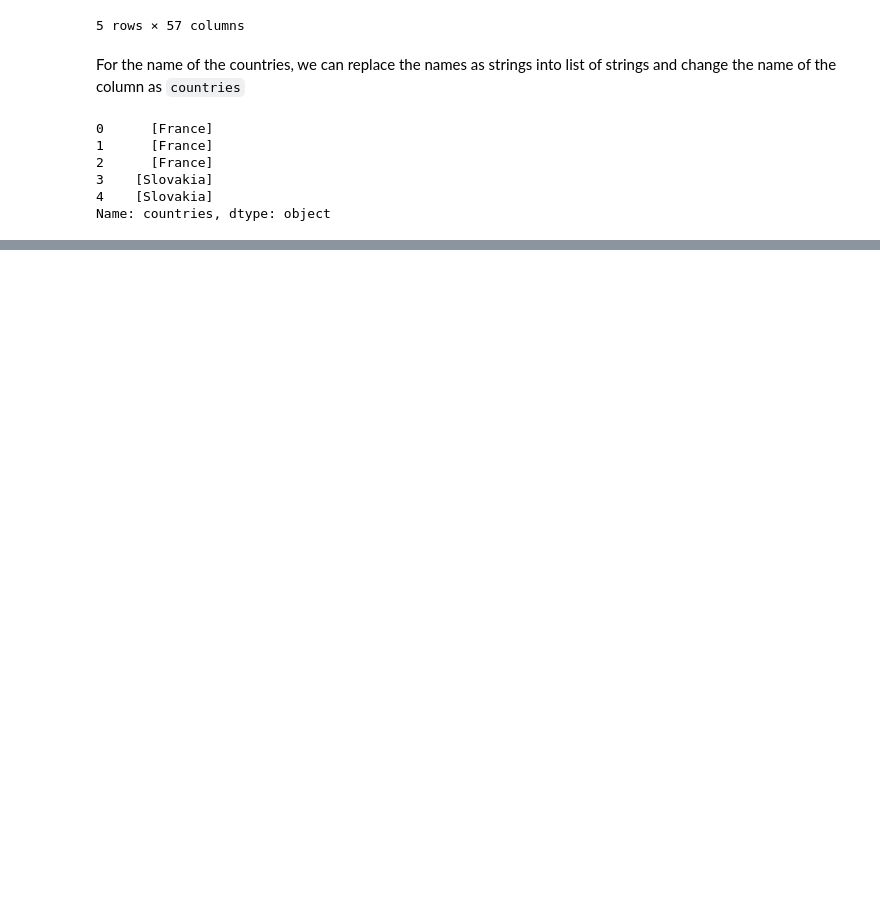
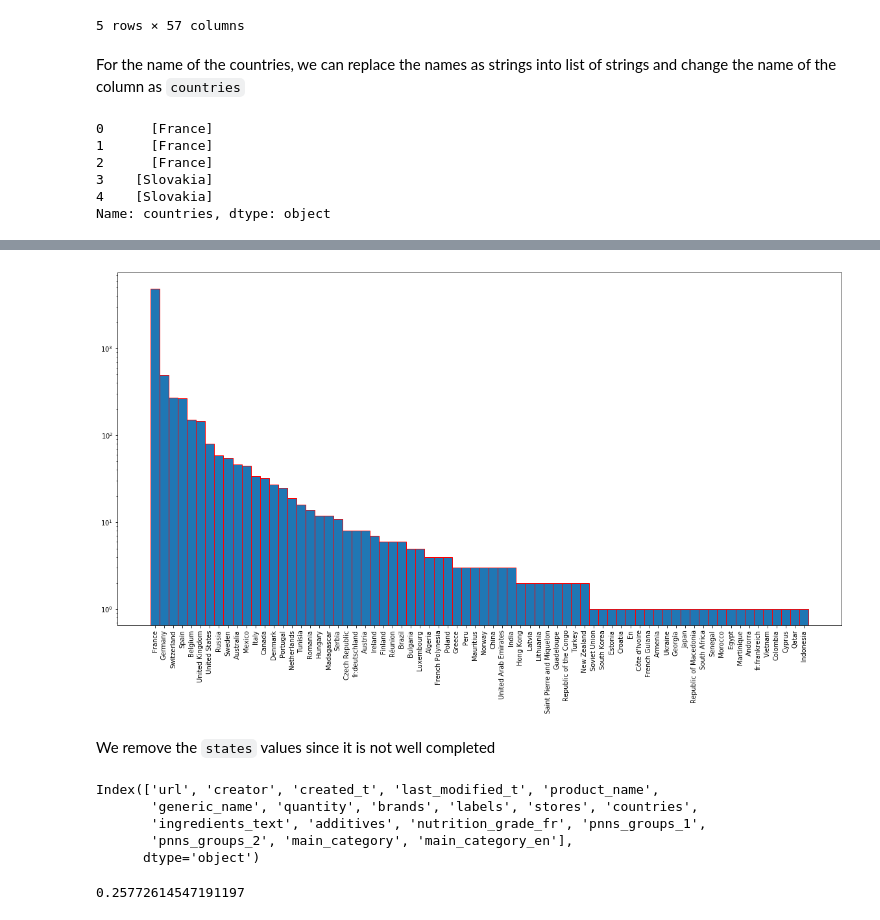
Before and after one commit to Akynna/ADA_Project, a Jupyter notebook: ProjectDidier.ipynb, the cells around one changed output, grey strips where cells are left out. Saved outputs shown, nothing was run; the diff lists cells and outputs as text; code cells hidden in the pictures; blank space fills up the shorter version.

```diff
--- a/ProjectDidier.ipynb
+++ b/ProjectDidier.ipynb
@@ -370,0 +612,2 @@ KeyboardInterrupt:
+# %%
+food_cleaned.pnns_groups_2.replace(to_replace=np.nan, value="unknown",inplace=True)
@@ -370,0 +634,18 @@ KeyboardInterrupt:
+# %%
+dico = dict()
+for i in food_cleaned.loc[food_cleaned.pnns_groups_2 == "Chocolate products"].countries:
+    if (type(i) != float):
+        for j in i :
+            if (dico.get(j)):
+                dico[j] +=1
+            else:
+                dico.update({j:1})
+# %%
+dico_s = collections.OrderedDict(sorted(dico.items(), key=lambda t: t[1],reverse=True))
+fig,ax = plt.subplots(figsize=(20, 10))
+ax.bar(list(dico_s.keys()), list(dico_s.values()), align='center', width=1,log=True,edgecolor = "red")
+plt.xticks(rotation=90);
+# %% [output]
+[figure, added]
+# %% [markdown]
+We remove the `states` values since it is not well completed
@@ -370,0 +654,12 @@ KeyboardInterrupt:
+# %%
+food_cleaned.columns
+# %% [output]
+Index(['url', 'creator', 'created_t', 'last_modified_t', 'product_name',
+       'generic_name', 'quantity', 'brands', 'labels', 'stores', 'countries',
+       'ingredients_text', 'additives', 'nutrition_grade_fr', 'pnns_groups_1',
+       'pnns_groups_2', 'main_category', 'main_category_en'],
+      dtype='object')
+# %%
+percentageNonNa(food_cleaned.main_category_en)
+# %% [output]
+0.25772614547191197
```
Also changed, not shown: parts of 69 cells of this notebook.
